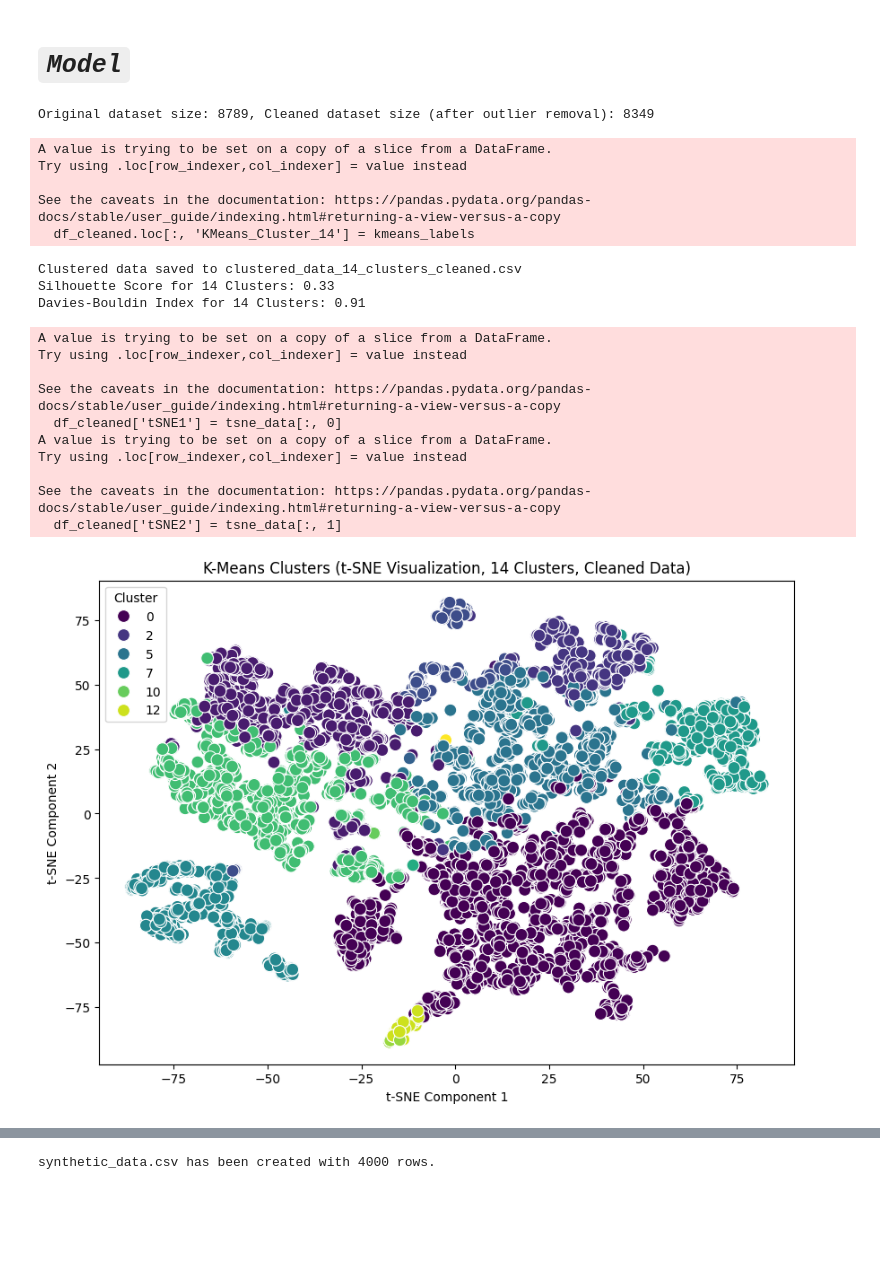
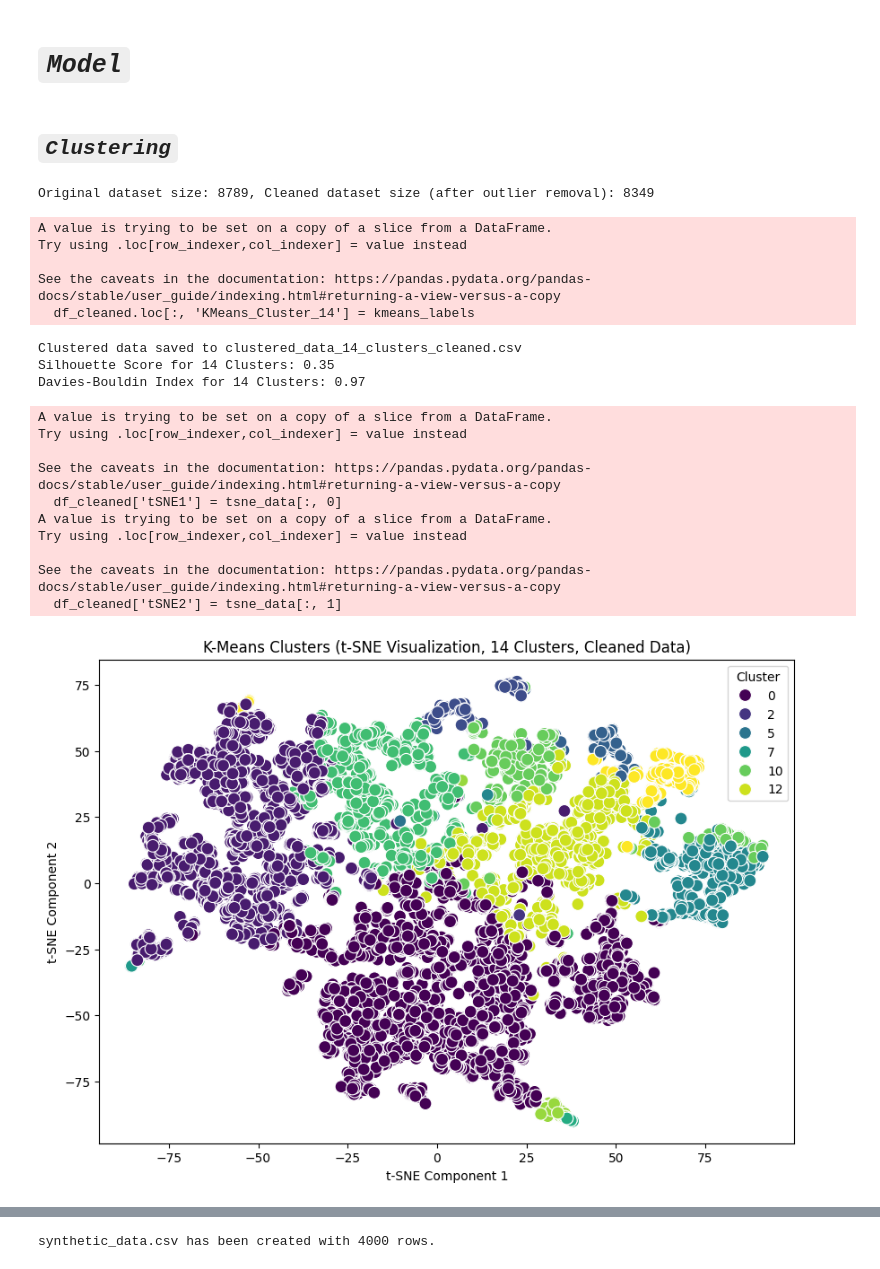
Before and after one commit to pandistic-zain/Fitnesstan--FYP, a Jupyter notebook: fitnesstan-model/Zain/Ensamble_Technique_FYP_Dataset_Nutrition_(updated_cleaned).ipynb, the cells around one changed output, grey strips where cells are left out. Drawn from its saved outputs; the diff is of its cells as text; code cells hidden in the pictures; blank space fills up the shorter version.

Commit message:
model File Cleaned, Organized Clustering done with 97% devies Score

```diff
--- a/fitnesstan-model/Zain/Ensamble_Technique_FYP_Dataset_Nutrition_(updated_cleaned).ipynb
+++ b/fitnesstan-model/Zain/Ensamble_Technique_FYP_Dataset_Nutrition_(updated_cleaned).ipynb
@@ -294,5 +405,7 @@ Cleaned and preprocessed dataset saved at: /content/cleaned_and_preprocessed_fin
 # %% [markdown]
 # ***`Model`***
+# %% [markdown]
+## ***`Clustering`***
 # %%
 import pandas as pd
 import numpy as np
@@ -316,7 +429,7 @@ columns_to_cluster = ['calories', 'total_fat', 'cholesterol', 'protein',
                       'vitamin_e', 'vitamin_k', 'calcium', 'iron',
                       'magnesium', 'potassium', 'zinc', 'saturated_fatty_acids',
                       'monounsaturated_fatty_acids', 'polyunsaturated_fatty_acids',
-                      'fatty_acids_total_trans','vegetarian', 'halal']
+                      'fatty_acids_total_trans']
 
 # Ensure the vegetarian and halal columns are boolean
 boolean_columns = ['vegetarian', 'halal']
@@ -327,7 +440,7 @@ for column in boolean_columns:
 df['fat_ratio'] = df['saturated_fatty_acids'] / (df['monounsaturated_fatty_acids'] + df['polyunsaturated_fatty_acids'] + 1e-6)
 df['fiber_to_carb_ratio'] = df['fiber'] / (df['carbohydrate'] + 1e-6)
 
-# Normalize features using MinMaxScaler
+# Normalize features using StandardScaler
 scaler = StandardScaler()
 scaled_data = scaler.fit_transform(df[columns_to_cluster + ['fat_ratio', 'fiber_to_carb_ratio']])
 
@@ -386,36 +499,36 @@ plt.title('K-Means Clusters (t-SNE Visualization, 14 Clusters, Cleaned Data)')
 plt.xlabel('t-SNE Component 1')
 plt.ylabel('t-SNE Component 2')
 plt.legend(title='Cluster')
 plt.show()
 
 # Analyze cluster compositions
 cluster_composition = df_cleaned['KMeans_Cluster_14'].value_counts()
 print("\nCluster Composition:")
 print(cluster_composition)
 
 # Save cluster composition for further analysis
 cluster_composition.to_csv("cluster_composition.csv", index=True)
 # %% [output]
 Original dataset size: 8789, Cleaned dataset size (after outlier removal): 8349
 A value is trying to be set on a copy of a slice from a DataFrame.
 Try using .loc[row_indexer,col_indexer] = value instead
 
 See the caveats in the documentation: https://pandas.pydata.org/pandas-docs/stable/user_guide/indexing.html#returning-a-view-versus-a-copy
   df_cleaned.loc[:, 'KMeans_Cluster_14'] = kmeans_labels
 Clustered data saved to clustered_data_14_clusters_cleaned.csv
-Silhouette Score for 14 Clusters: 0.33
-Davies-Bouldin Index for 14 Clusters: 0.91
+Silhouette Score for 14 Clusters: 0.35
+Davies-Bouldin Index for 14 Clusters: 0.97
 A value is trying to be set on a copy of a slice from a DataFrame.
 Try using .loc[row_indexer,col_indexer] = value instead
 
 See the caveats in the documentation: https://pandas.pydata.org/pandas-docs/stable/user_guide/indexing.html#returning-a-view-versus-a-copy
   df_cleaned['tSNE1'] = tsne_data[:, 0]
 A value is trying to be set on a copy of a slice from a DataFrame.
 Try using .loc[row_indexer,col_indexer] = value instead
 
 See the caveats in the documentation: https://pandas.pydata.org/pandas-docs/stable/user_guide/indexing.html#returning-a-view-versus-a-copy
   df_cleaned['tSNE2'] = tsne_data[:, 1]
-[figure, old version]
+[figure, new version]
 # %%
 import matplotlib.pyplot as plt
 import seaborn as sns
```
Also changed, not shown: parts of 13 cells of this notebook, 1 other file.
